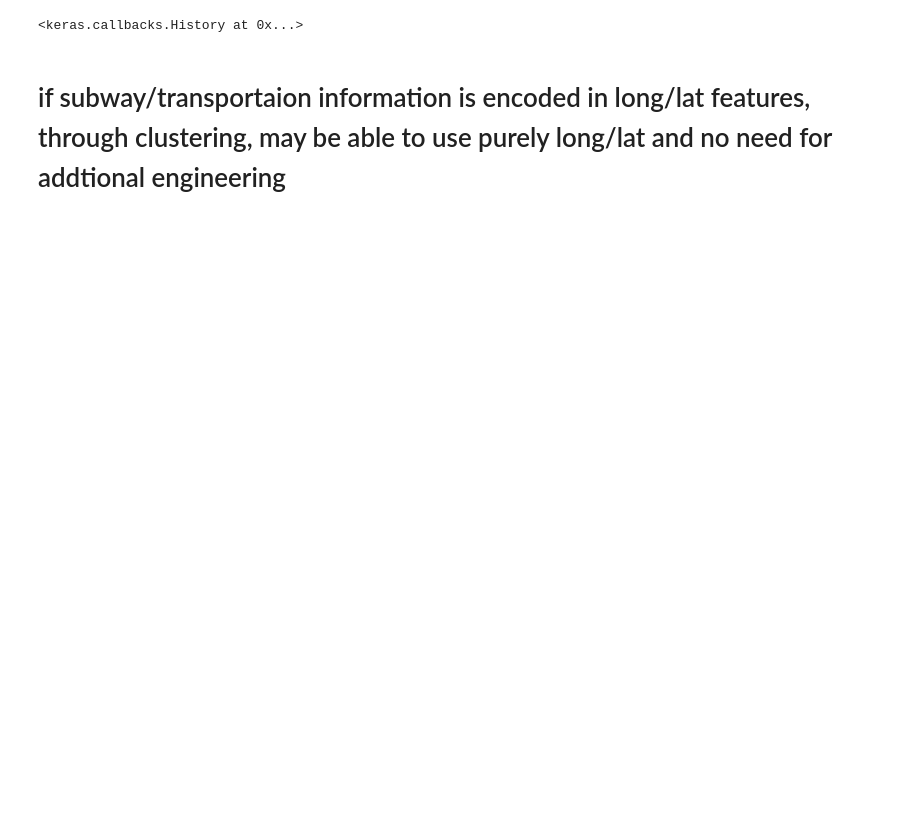
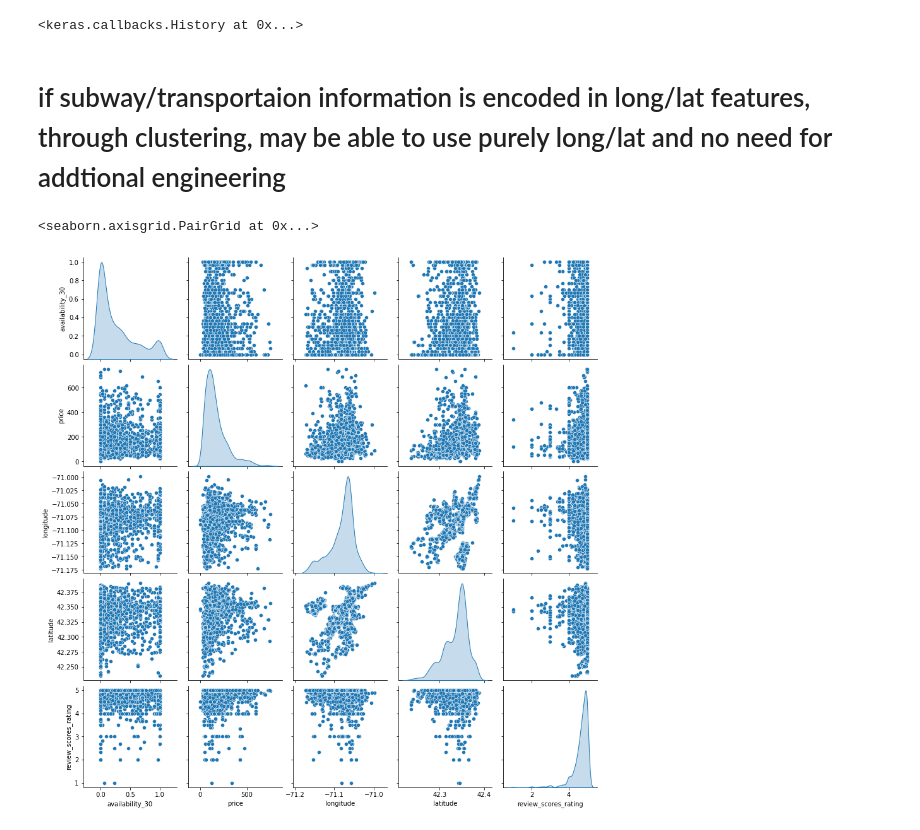
Before and after one commit to Fabrizio-Andrew/Vacation-Rental-Pricing-Estimator, a Jupyter notebook: experimentation/eda1.ipynb, the cells around one changed output. Cells and saved outputs as stored; diff of their text form; code cells hidden in the pictures; blank space fills up the shorter version.

```diff
--- a/experimentation/eda1.ipynb
+++ b/experimentation/eda1.ipynb
@@ -385,3 +388,8 @@ Epoch 200/200
 # engineer additional features
 # %% [markdown]
 # if subway/transportaion information is encoded in long/lat features, through clustering, may be able to use purely long/lat and no need for addtional engineering
+# %%
+sns.pairplot(df_none_null[['availability_30', 'price', 'longitude', 'latitude','review_scores_rating']], diag_kind='kde')
+# %% [output]
+<seaborn.axisgrid.PairGrid at 0x...>
+[figure, added]
```
Also changed, not shown: parts of 9 cells of this notebook, 1 other file.
